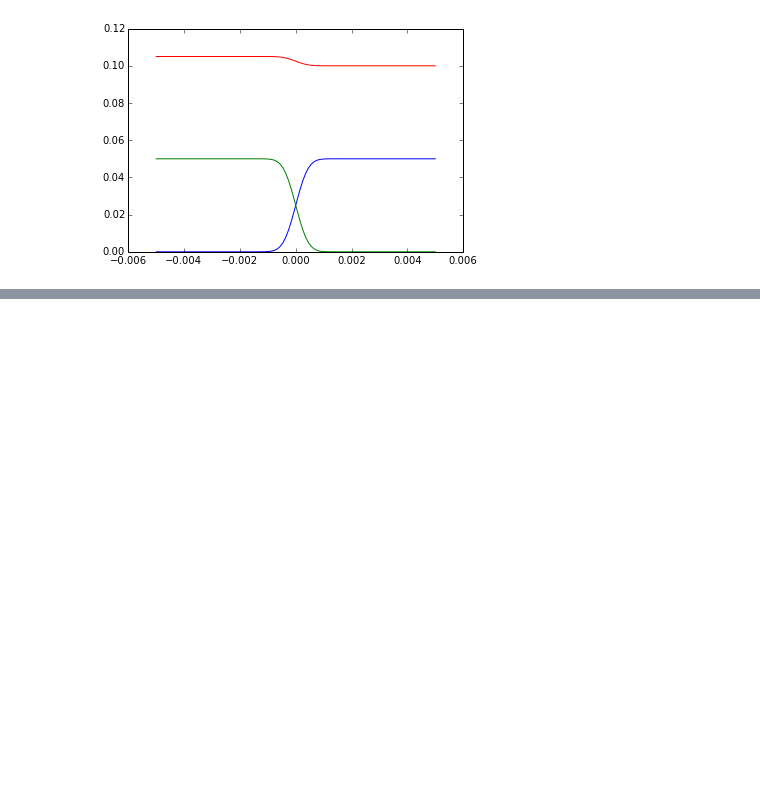
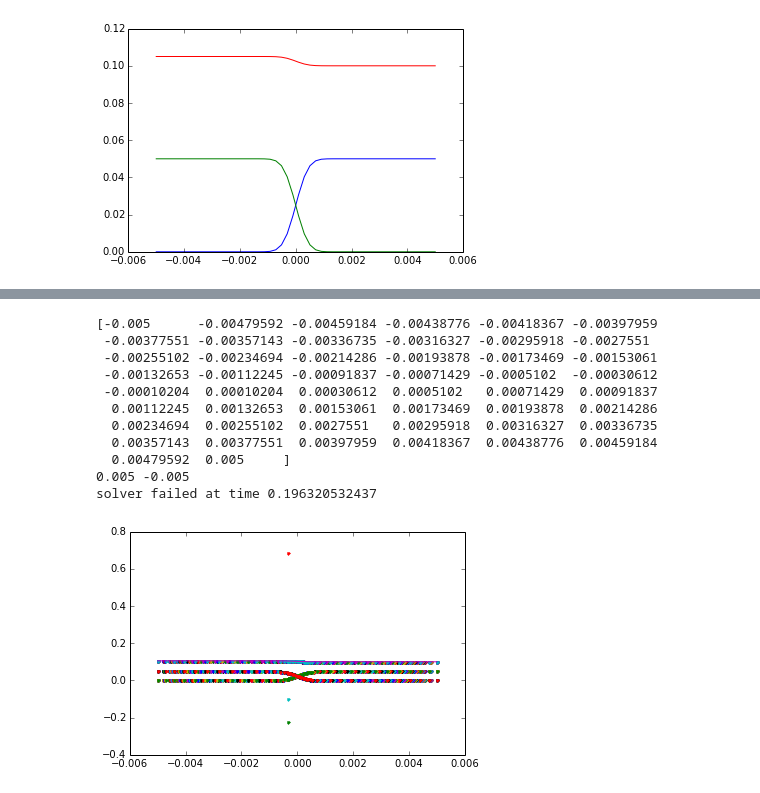
Before and after one commit to lewisamarshall/emigrate, a Jupyter notebook: Tutorial.ipynb, the cells around one changed output, grey strips where cells are left out. Drawn from its saved outputs; the diff is of its cells as text; code cells hidden in the pictures; blank space fills up the shorter version.

```diff
--- a/Tutorial.ipynb
+++ b/Tutorial.ipynb
@@ -59,25 +59,39 @@ print solver.x.T.shape
 # show()
 # %%
 solver.adaptive_grid = True
+print solver.x
 print np.max(solver.x), np.min(solver.x)
 tmax = 10
 # cProfile.run("solver.solve(t, method='rk45')")
-solver.solve(tmax, dt=.01, method='lsoda')
+solver.solve(tmax, dt=.01, method='rk8')
 for my_sol in solver.solution:
         x = my_sol[1]
         conc = my_sol[2]
-        plot(solver.x, solver.second_derivative(solver.z))
-        print np.max(solver.x), np.min(solver.x)
+#         plot(solver.x, solver.second_derivative(solver.z))
+#         print np.max(solver.x), np.min(solver.x)
 #         print solver.x
         for sub_sol in conc:
             pass
 #             plot(solver.z, x)
 #             plot(solver.z, x, '.')
-#             plot(x, sub_sol, '.')
-# plot(solver.z, solver.initial_concentrations[2,:])
+            plot(x, sub_sol, '.')
+plot(solver.z, solver.initial_concentrations[2,:])
 # xlim(-.04, .04)
 # ylim(0, .2)
 show()
+# %% [output]
+[-0.005      -0.00479592 -0.00459184 -0.00438776 -0.00418367 -0.00397959
+ -0.00377551 -0.00357143 -0.00336735 -0.00316327 -0.00295918 -0.0027551
+ -0.00255102 -0.00234694 -0.00214286 -0.00193878 -0.00173469 -0.00153061
+ -0.00132653 -0.00112245 -0.00091837 -0.00071429 -0.0005102  -0.00030612
+ -0.00010204  0.00010204  0.00030612  0.0005102   0.00071429  0.00091837
+  0.00112245  0.00132653  0.00153061  0.00173469  0.00193878  0.00214286
+  0.00234694  0.00255102  0.0027551   0.00295918  0.00316327  0.00336735
+  0.00357143  0.00377551  0.00397959  0.00418367  0.00438776  0.00459184
+  0.00479592  0.005     ]
+0.005 -0.005
+solver failed at time 0.196320532437
+[figure, added]
 # %%
 print len(solver.full_solution)
 print len(solver.solution)
```
Also changed, not shown: parts of 4 cells of this notebook, 1 other file.
